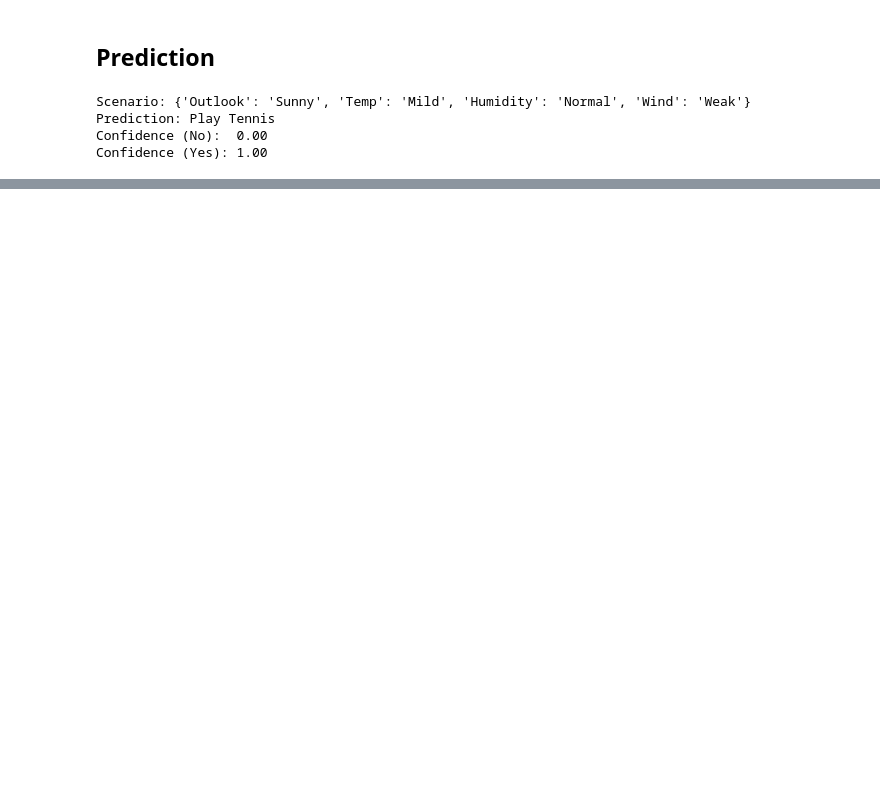
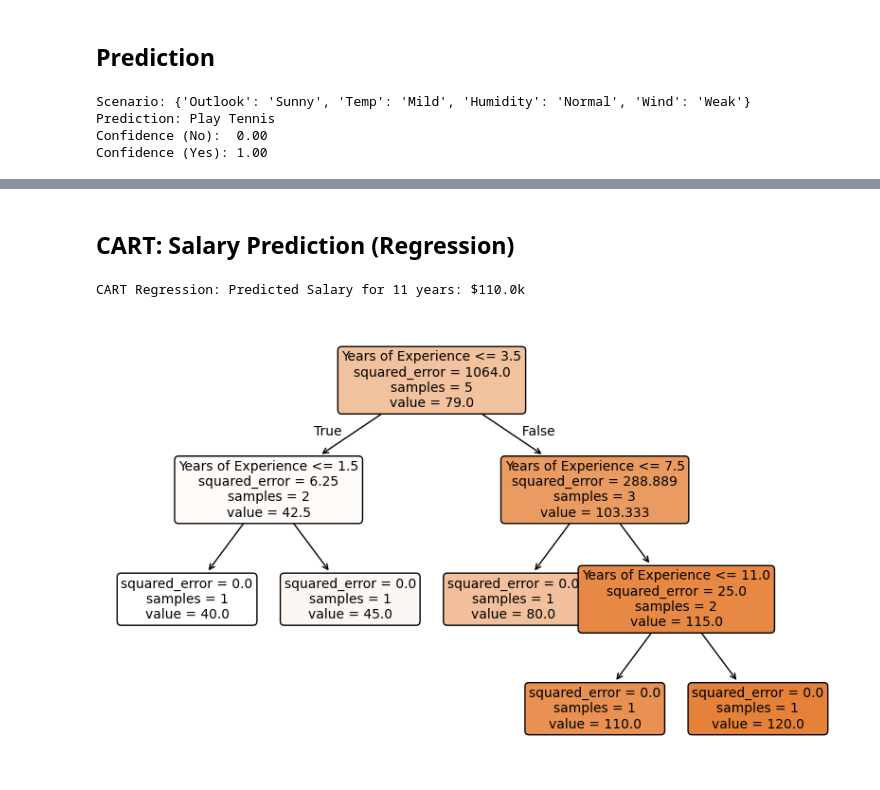
Before and after one commit to tekraj/kdd-and-data-science, a Jupyter notebook: labs/week3/bayes-decisiontree-classifier.ipynb, the cells around one changed output, grey strips where cells are left out. Saved outputs shown, nothing was run; the diff lists cells and outputs as text; code cells hidden in the pictures; blank space fills up the shorter version.

```diff
--- a/labs/week3/bayes-decisiontree-classifier.ipynb
+++ b/labs/week3/bayes-decisiontree-classifier.ipynb
@@ -350,0 +380,29 @@ Confidence (Yes): 1.00
+# %% [markdown]
+## CART: Salary Prediction (Regression)
+# %%
+from sklearn.tree import DecisionTreeRegressor
+
+# X = Years of Experience, y = Salary ($k)
+X_exp = [[1], [2], [5], [10], [12]]
+y_salary = [40, 45, 80, 110, 120]
+
+# Regression Tree
+cart_regressor = DecisionTreeRegressor(criterion='squared_error')
+cart_regressor.fit(X_exp, y_salary)
+
+# Inference for a person with 11 years of experience
+new_exp = [[11]]
+salary_pred = cart_regressor.predict(new_exp)
+
+print(f"CART Regression: Predicted Salary for 11 years: ${salary_pred[0]}k")
+
+plt.figure(figsize=(10, 6))
+tree.plot_tree(cart_regressor,
+               feature_names=['Years of Experience'],
+               filled=True,
+               rounded=True,
+               fontsize=10)
+plt.show()
+# %% [output]
+CART Regression: Predicted Salary for 11 years: $110.0k
+[figure, added]
```
Also changed, not shown: parts of 7 cells of this notebook, 2 other files.
